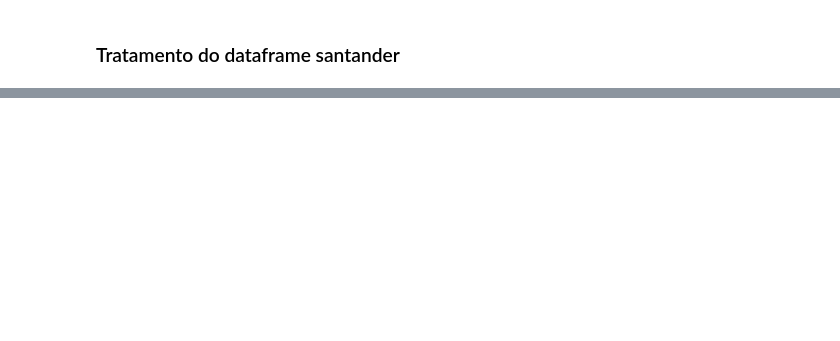
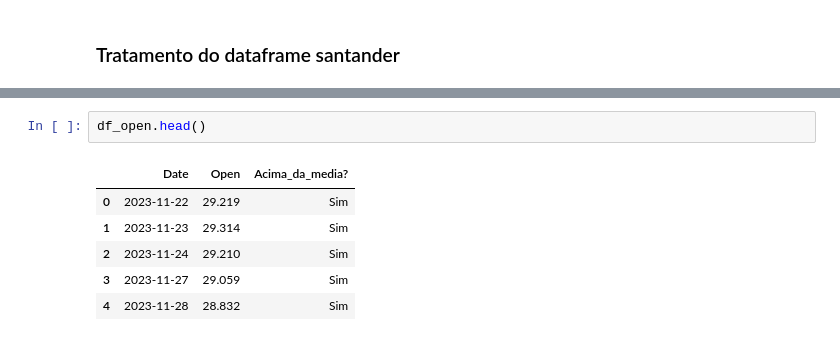
Before and after one commit to Wolfgang-Amadeus-Mozart/Projetos_ciencia_de_dados, a Jupyter notebook: Estudo sobre a performance de ações de bancos na bolsa de valores/Estudo do Mercado Financeiro (Bancos).ipynb, the cells around one changed output, grey strips where cells are left out. Drawn from its saved outputs; the diff is of its cells as text; blank space fills up the shorter version.

```diff
--- a/Estudo sobre a performance de ações de bancos na bolsa de valores/Estudo do Mercado Financeiro (Bancos).ipynb
+++ b/Estudo sobre a performance de ações de bancos na bolsa de valores/Estudo do Mercado Financeiro (Bancos).ipynb
@@ -243,0 +350,9 @@ sns.histplot(df_santander['Close'])
+# %%
+df_open.head()
+# %% [output]
+|  | Date | Open | Acima_da_media? |
+| 0 | 2023-11-22 | 29.219 | Sim |
+| 1 | 2023-11-23 | 29.314 | Sim |
+| 2 | 2023-11-24 | 29.210 | Sim |
+| 3 | 2023-11-27 | 29.059 | Sim |
+| 4 | 2023-11-28 | 28.832 | Sim |
```
Also changed, not shown: parts of 26 cells of this notebook, 2 other files.
